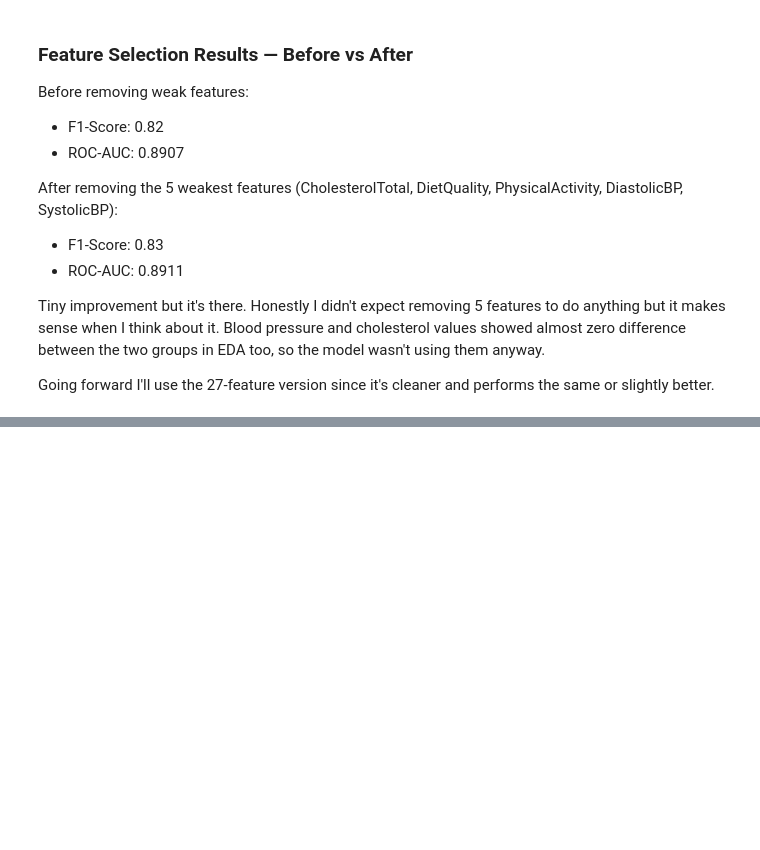
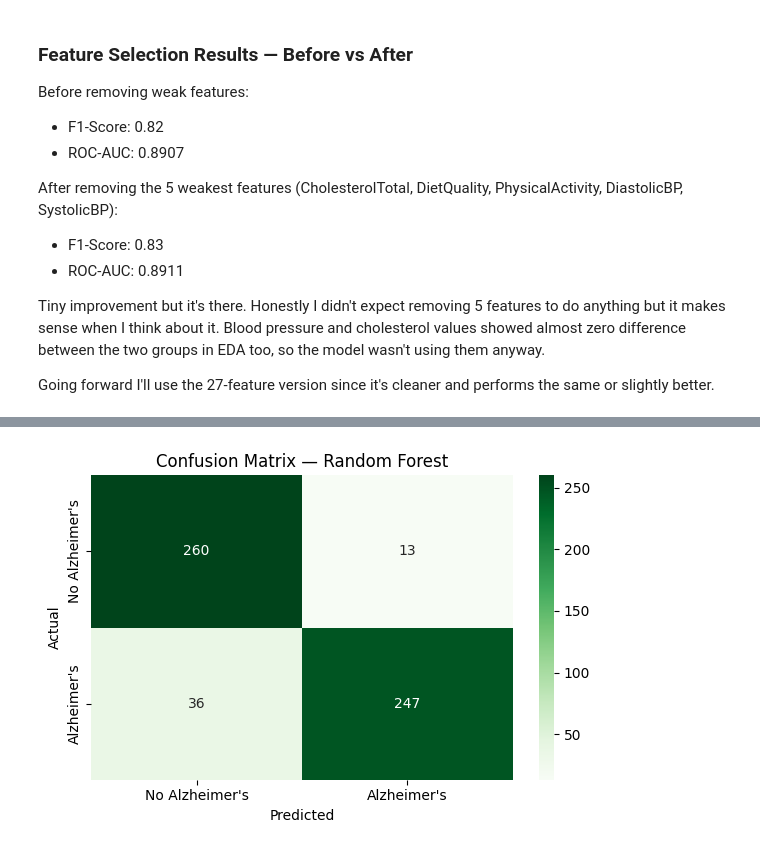
Before and after one commit to Vishaal1409/alzheimers-disease-detection, a Jupyter notebook: alzheimers_disease_detection.ipynb, the cells around one changed output, grey strips where cells are left out. Saved outputs shown, nothing was run; the diff lists cells and outputs as text; code cells hidden in the pictures; blank space fills up the shorter version.

Commit message:
Step 5 - Using Random Forest and XGBoost

```diff
--- a/alzheimers_disease_detection.ipynb
+++ b/alzheimers_disease_detection.ipynb
@@ -793,0 +812,12 @@ and performs the same or slightly better.
+# %%
+from sklearn.ensemble import RandomForestClassifier
+
+#training Random Forest with default parameters first
+rf_model = RandomForestClassifier(random_state=42)
+rf_model.fit(X_train_selected, y_train)
+
+y_pred_rf = rf_model.predict(X_test_selected)
+
+print("=== Random Forest ===")
+print(classification_report(y_test, y_pred_rf))
+print("ROC-AUC Score:", roc_auc_score(y_test, rf_model.predict_proba(X_test_selected)[:,1]))
@@ -793,0 +836,13 @@ and performs the same or slightly better.
+# %%
+cm_rf = confusion_matrix(y_test, y_pred_rf)
+plt.figure(figsize=(6,4))
+sns.heatmap(cm_rf, annot=True, fmt='d', cmap='Greens',
+            xticklabels=["No Alzheimer's", "Alzheimer's"],
+            yticklabels=["No Alzheimer's", "Alzheimer's"])
+plt.title("Confusion Matrix — Random Forest")
+plt.ylabel("Actual")
+plt.xlabel("Predicted")
+plt.tight_layout()
+plt.show()
+# %% [output]
+[figure, added]
```
Also changed, not shown: parts of 11 cells of this notebook.
